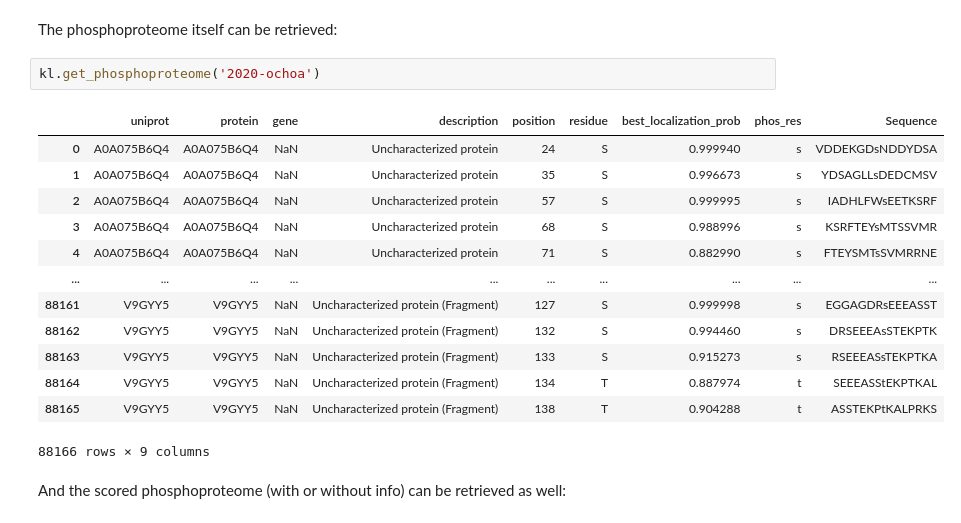
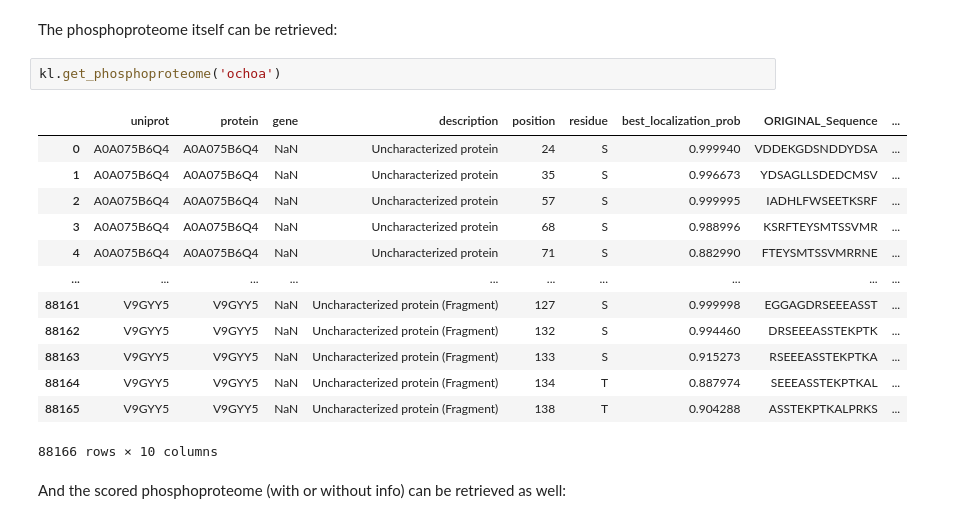
Before and after one commit to TheKinaseLibrary/kinase-library, a Jupyter notebook: src/notebooks/data.ipynb, the cells around one changed output. Saved outputs shown, nothing was run; the diff lists cells and outputs as text.

```diff
--- a/src/notebooks/data.ipynb
+++ b/src/notebooks/data.ipynb
@@ -287,21 +285,21 @@ kl.get_phosphoproteomes_info()
 # %% [markdown]
 The phosphoproteome itself can be retrieved:
 # %%
-kl.get_phosphoproteome('2020-ochoa')
+kl.get_phosphoproteome('ochoa')
 # %% [output]
-|  | uniprot | protein | gene | description | position | residue | best_localization_prob | phos_res | Sequence |
-| 0 | A0A075B6Q4 | A0A075B6Q4 | NaN | Uncharacterized protein | 24 | S | 0.999940 | s | VDDEKGDsNDDYDSA |
-| 1 | A0A075B6Q4 | A0A075B6Q4 | NaN | Uncharacterized protein | 35 | S | 0.996673 | s | YDSAGLLsDEDCMSV |
-| 2 | A0A075B6Q4 | A0A075B6Q4 | NaN | Uncharacterized protein | 57 | S | 0.999995 | s | IADHLFWsEETKSRF |
-| 3 | A0A075B6Q4 | A0A075B6Q4 | NaN | Uncharacterized protein | 68 | S | 0.988996 | s | KSRFTEYsMTSSVMR |
-| 4 | A0A075B6Q4 | A0A075B6Q4 | NaN | Uncharacterized protein | 71 | S | 0.882990 | s | FTEYSMTsSVMRRNE |
+|  | uniprot | protein | gene | description | position | residue | best_localization_prob | ORIGINAL_Sequence | ... |
+| 0 | A0A075B6Q4 | A0A075B6Q4 | NaN | Uncharacterized protein | 24 | S | 0.999940 | VDDEKGDSNDDYDSA | ... |
+| 1 | A0A075B6Q4 | A0A075B6Q4 | NaN | Uncharacterized protein | 35 | S | 0.996673 | YDSAGLLSDEDCMSV | ... |
+| 2 | A0A075B6Q4 | A0A075B6Q4 | NaN | Uncharacterized protein | 57 | S | 0.999995 | IADHLFWSEETKSRF | ... |
+| 3 | A0A075B6Q4 | A0A075B6Q4 | NaN | Uncharacterized protein | 68 | S | 0.988996 | KSRFTEYSMTSSVMR | ... |
+| 4 | A0A075B6Q4 | A0A075B6Q4 | NaN | Uncharacterized protein | 71 | S | 0.882990 | FTEYSMTSSVMRRNE | ... |
 | ... | ... | ... | ... | ... | ... | ... | ... | ... | ... |
-| 88161 | V9GYY5 | V9GYY5 | NaN | Uncharacterized protein (Fragment) | 127 | S | 0.999998 | s | EGGAGDRsEEEASST |
-| 88162 | V9GYY5 | V9GYY5 | NaN | Uncharacterized protein (Fragment) | 132 | S | 0.994460 | s | DRSEEEAsSTEKPTK |
-| 88163 | V9GYY5 | V9GYY5 | NaN | Uncharacterized protein (Fragment) | 133 | S | 0.915273 | s | RSEEEASsTEKPTKA |
-| 88164 | V9GYY5 | V9GYY5 | NaN | Uncharacterized protein (Fragment) | 134 | T | 0.887974 | t | SEEEASStEKPTKAL |
-| 88165 | V9GYY5 | V9GYY5 | NaN | Uncharacterized protein (Fragment) | 138 | T | 0.904288 | t | ASSTEKPtKALPRKS |
+| 88161 | V9GYY5 | V9GYY5 | NaN | Uncharacterized protein (Fragment) | 127 | S | 0.999998 | EGGAGDRSEEEASST | ... |
+| 88162 | V9GYY5 | V9GYY5 | NaN | Uncharacterized protein (Fragment) | 132 | S | 0.994460 | DRSEEEASSTEKPTK | ... |
+| 88163 | V9GYY5 | V9GYY5 | NaN | Uncharacterized protein (Fragment) | 133 | S | 0.915273 | RSEEEASSTEKPTKA | ... |
+| 88164 | V9GYY5 | V9GYY5 | NaN | Uncharacterized protein (Fragment) | 134 | T | 0.887974 | SEEEASSTEKPTKAL | ... |
+| 88165 | V9GYY5 | V9GYY5 | NaN | Uncharacterized protein (Fragment) | 138 | T | 0.904288 | ASSTEKPTKALPRKS | ... |
-88166 rows × 9 columns
+88166 rows × 10 columns
 # %% [markdown]
 And the scored phosphoproteome (with or without info) can be retrieved as well:
 # %%
```
Also changed, not shown: parts of 5 cells of this notebook, 11 other files.
